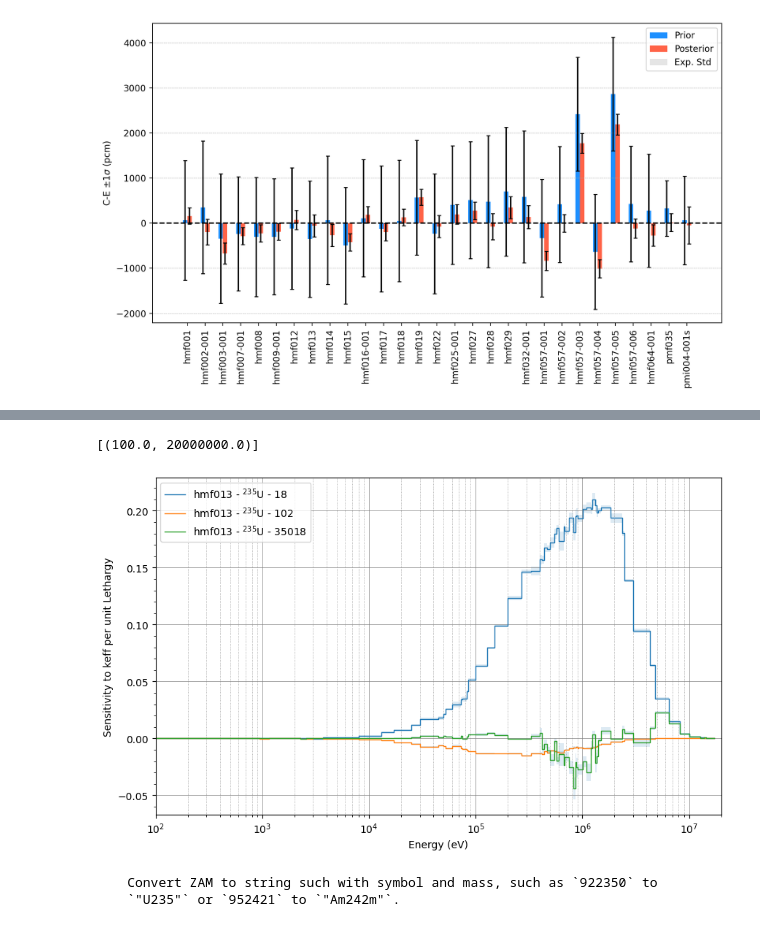
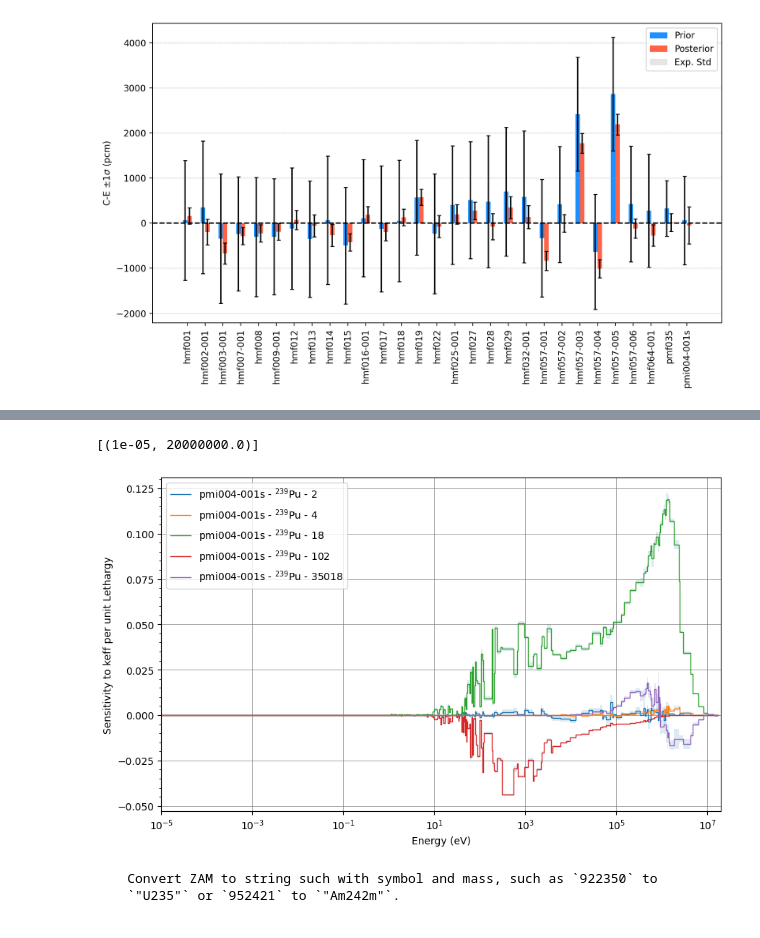
Before and after one commit to daan1392/PROT, a Jupyter notebook: notebooks/gls_on_benchmarks.ipynb, the cells around one changed output, grey strips where cells are left out. Drawn from its saved outputs; the diff is of its cells as text; code cells hidden in the pictures.

Commit message:
Refactor nuclear data handling and enhance sensitivity plotting functionality

```diff
--- a/notebooks/gls_on_benchmarks.ipynb
+++ b/notebooks/gls_on_benchmarks.ipynb
@@ -166,4 +645,5 @@ def lethargywidths(self):
 # %%
 hmf001 = bmarks.get_benchmark('hmf001')
 hmf013 = bmarks.get_benchmark('hmf013')
+pmi004 = bmarks.get_benchmark('pmi004-001s')
 # %%
@@ -186,10 +653,11 @@ hmf001.S
 # %%
 fig, ax = plt.subplots(figsize=(10,6))
-hmf013.plot_sensitivity([922350], [18, 102, 35018], ax=ax)
-ax.set(xlim=(1e2, 2e7))
+prot.sensitivity.Sensitivity(pmi004.S).plot_sensitivity([942390], [2,4,18, 102, 35018], ax=ax)
+# plot_deltaxs(pd.concat(diff_xs), [942390], [18,102], ax=ax)
+ax.set(xlim=(1e-5, 2e7))
 # %% [output]
-[(100.0, 20000000.0)]
+[(1e-05, 20000000.0)]
-[figure, old version]
+[figure, new version]
 # %%
 print(sandy.zam.zam2nuclide.__doc__)
 # %% [output]
```
Also changed, not shown: parts of 44 cells of this notebook, 7 other files.
